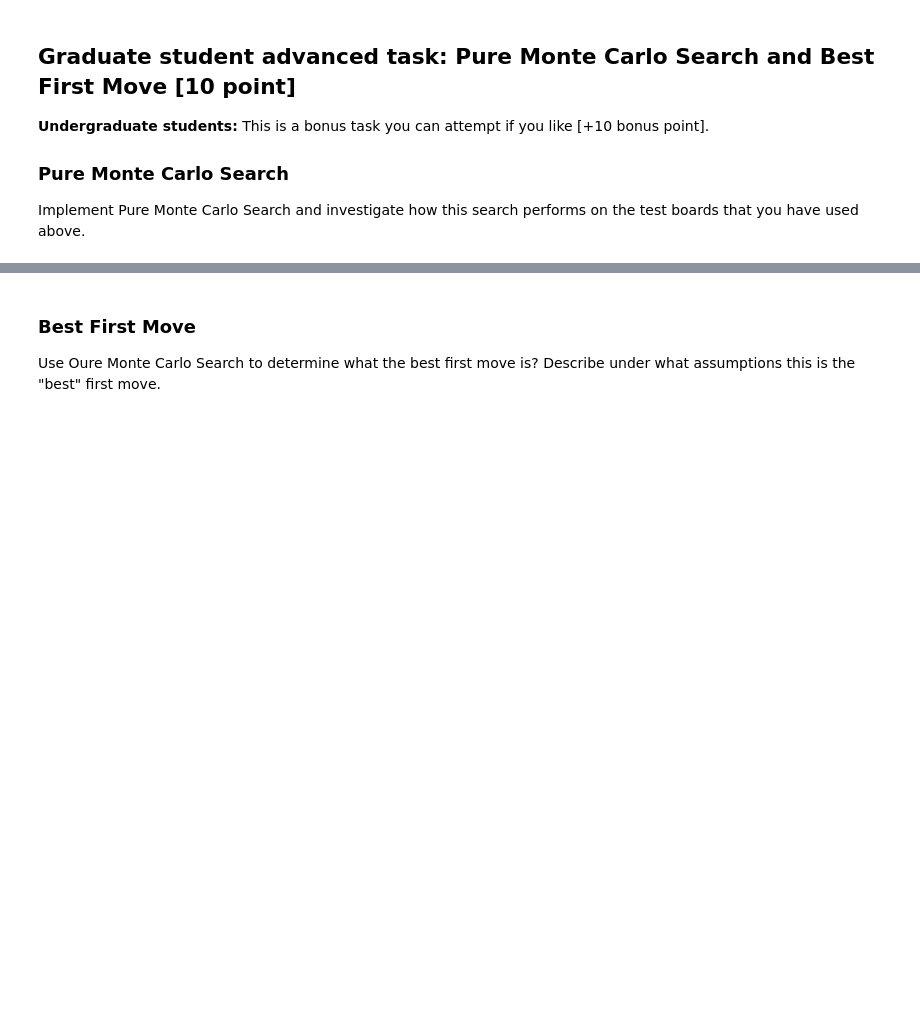
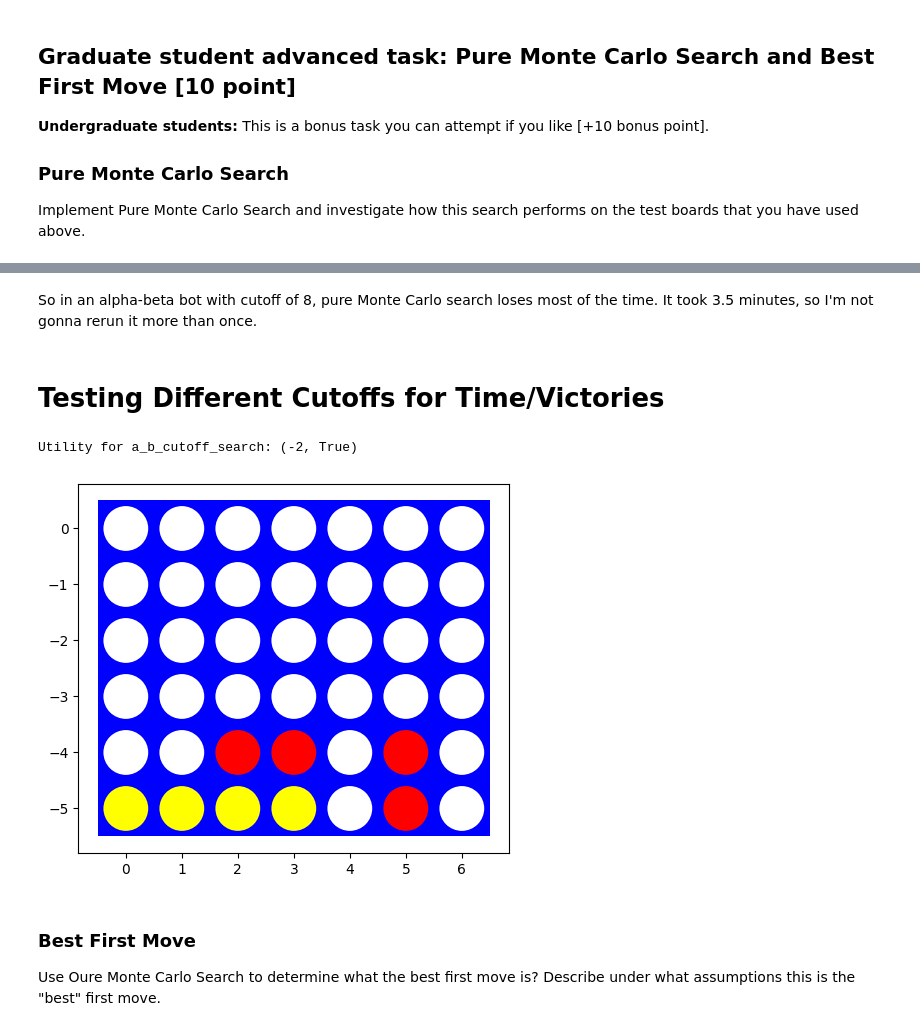
Before and after one commit to blake-gebhardt/CS7320-AI, a Jupyter notebook: Games/aBlakeGebhardtssignment_connect4.ipynb, the cells around one changed output, grey strips where cells are left out. Drawn from its saved outputs; the diff is of its cells as text; code cells hidden in the pictures; blank space fills up the shorter version.

```diff
--- a/Games/aBlakeGebhardtssignment_connect4.ipynb
+++ b/Games/aBlakeGebhardtssignment_connect4.ipynb
@@ -1135,3 +1133,34 @@ Utility for pmcs: (-2, True)
+# %% [markdown]
+So in an alpha-beta bot with cutoff of 8, pure Monte Carlo search loses most of the time. It took 3.5 minutes, so I'm not gonna rerun it more than once.
+# %% [markdown]
+# Testing Different Cutoffs for Time/Victories
+# %%
+playerz = [
+    {
+        "algo":a_b_cutoff_search,
+        "player":1,
+        "args":{
+            'cutoff':1,
+            'verbose':False,
+            'player':1
+        }
+    },
+    {
+        "algo":a_b_cutoff_search,
+        "player":-1,
+        "args":{
+            'verbose':False,
+            'cutoff':7,
+            #this is a smart bot yikes, we'll see how it goes
+            'player':-1
+        }
+    }
+]
+
+result,final_board,past_boards = truly_dynamic_environment(playerz,size=(6,7),visual=True)
+# %% [output]
+Utility for a_b_cutoff_search: (-2, True)
+[figure, added]
 # %% [markdown]
 ### Best First Move
 
```
Also changed, not shown: parts of 27 cells of this notebook, 2 other files.
